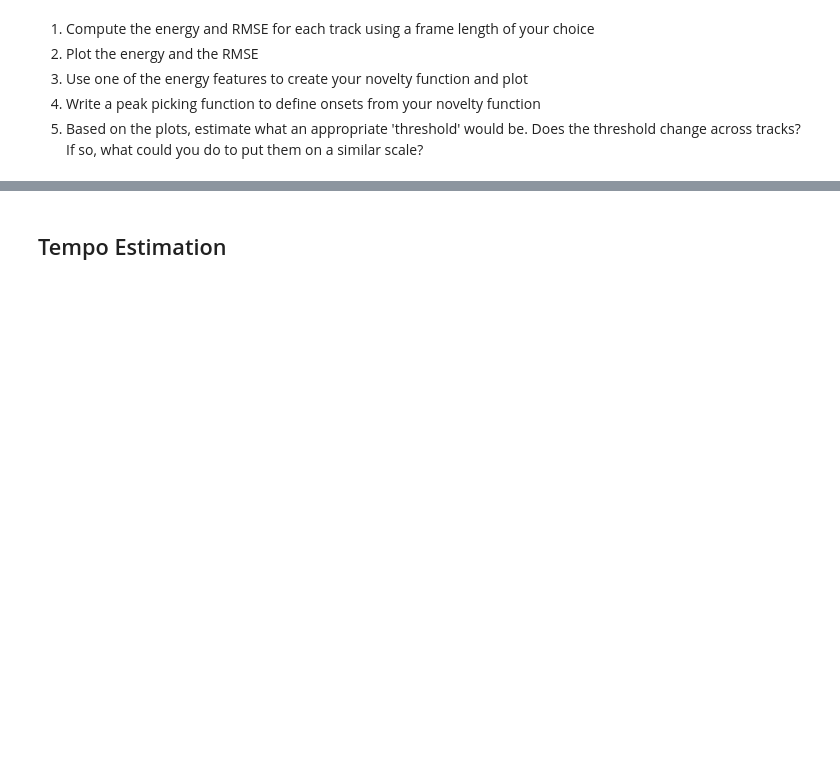
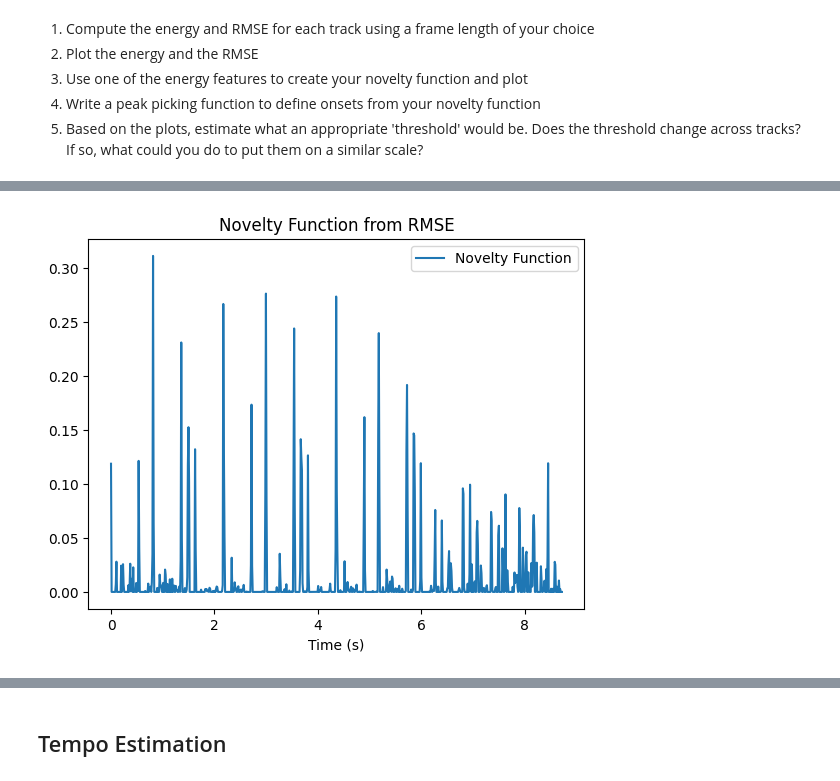
Before and after one commit to Micahlim19/AudioTechII, a Jupyter notebook: Activities/Activity8_OnsetDetection.ipynb, the cells around one changed output, grey strips where cells are left out. Saved outputs shown, nothing was run; the diff lists cells and outputs as text; code cells hidden in the pictures; blank space fills up the shorter version.

```diff
--- a/Activities/Activity8_OnsetDetection.ipynb
+++ b/Activities/Activity8_OnsetDetection.ipynb
@@ -23,0 +66,10 @@ from scipy.io.wavfile import read
+# %%
+novelty1 = np.concatenate((np.diff(rmse1[0]), np.array([0])))
+novelty1[novelty1 < 0] = 0
+plt.plot(t1, novelty1, label='Novelty Function')
+plt.xlabel('Time (s)')
+plt.title('Novelty Function from RMSE')
+plt.legend()
+plt.show()
+# %% [output]
+[figure, added]
```
Also changed, not shown: parts of 31 cells of this notebook, 1 other file.
